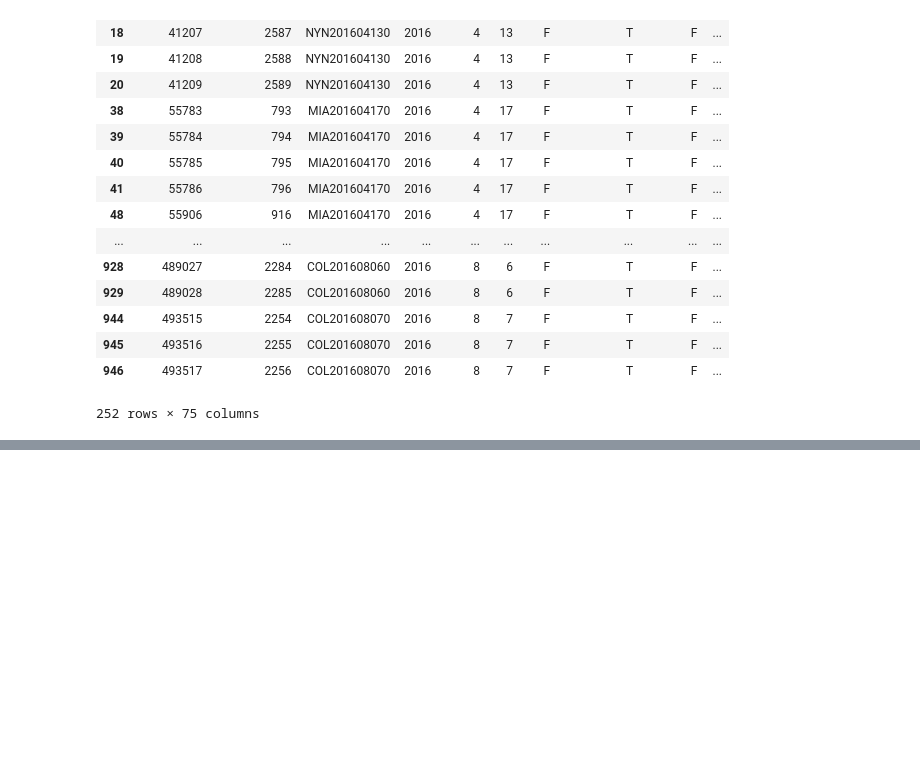
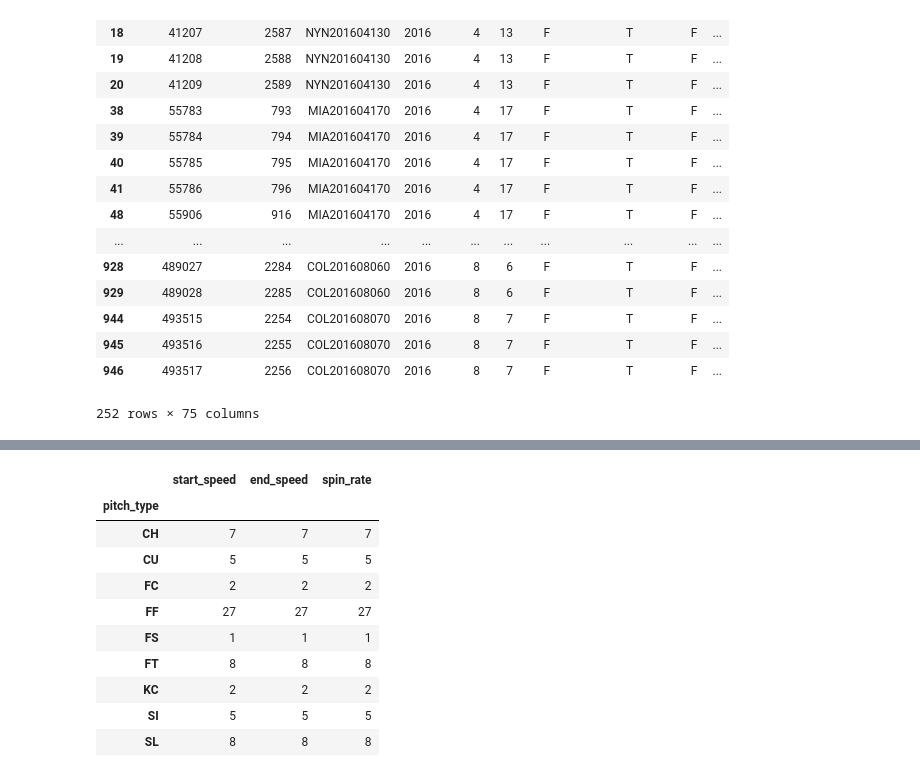
Before and after one commit to Shinichi-Nakagawa/pitchpx-example-ichiro-2016, a Jupyter notebook: analyze_ichiro_2016.ipynb, the cells around one changed output, grey strips where cells are left out. Cells and saved outputs as stored; diff of their text form; code cells hidden in the pictures; blank space fills up the shorter version.

```diff
--- a/analyze_ichiro_2016.ipynb
+++ b/analyze_ichiro_2016.ipynb
@@ -94,0 +163,15 @@ pitchfx[pitchfx['pa_event_cd'].isin([20, 21, 22, 23])]
+# %%
+# ヒットにした投球の平均球速と回転数(球種毎にGroup by)
+pitchfx_hits.groupby('pitch_type')[['start_speed', 'end_speed', 'spin_rate']].count()
+# %% [output]
+|  | start_speed | end_speed | spin_rate |
+| pitch_type |  |  |  |
+| CH | 7 | 7 | 7 |
+| CU | 5 | 5 | 5 |
+| FC | 2 | 2 | 2 |
+| FF | 27 | 27 | 27 |
+| FS | 1 | 1 | 1 |
+| FT | 8 | 8 | 8 |
+| KC | 2 | 2 | 2 |
+| SI | 5 | 5 | 5 |
+| SL | 8 | 8 | 8 |
```
Also changed, not shown: parts of 8 cells of this notebook.
